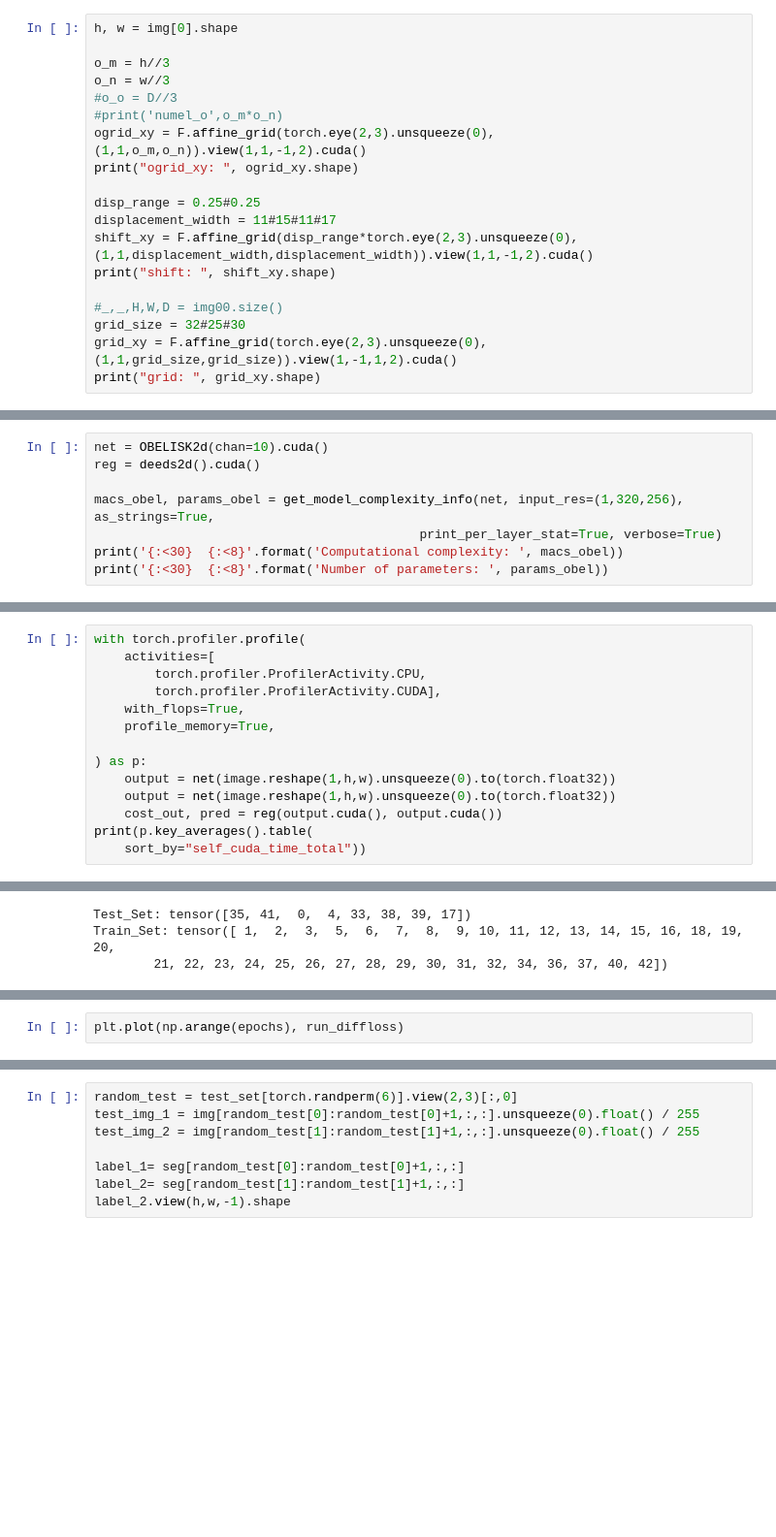
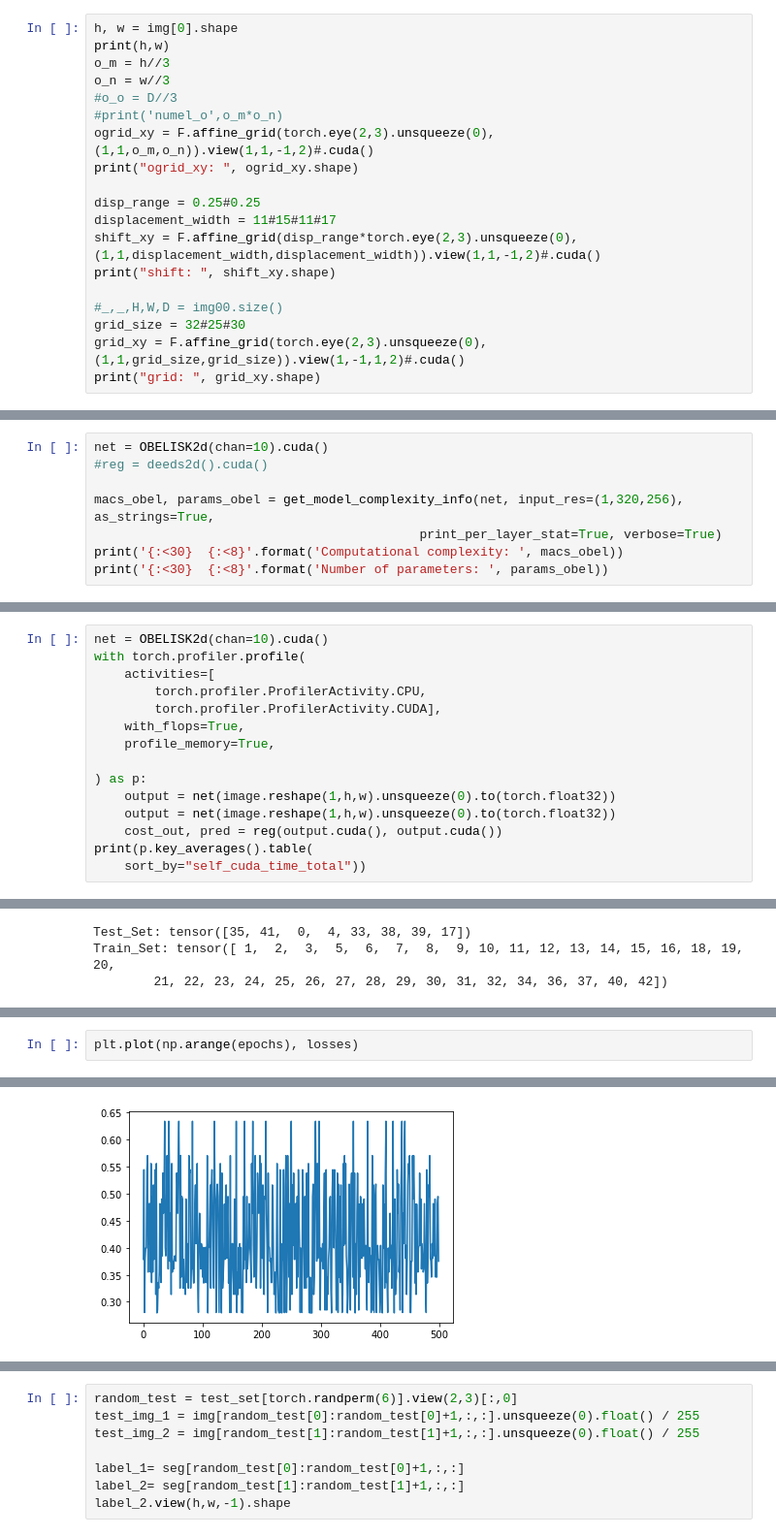
Before and after one commit to TillNicke/KD-for-optical-flow, a Jupyter notebook: PDDNet-Exploration.ipynb, the cells around one changed output, grey strips where cells are left out. Shown at 97% size. Saved outputs shown, nothing was run; the diff lists cells and outputs as text; blank space fills up the shorter version.

```diff
--- a/PDDNet-Exploration.ipynb
+++ b/PDDNet-Exploration.ipynb
@@ -20,21 +23,21 @@ img = torch.load("Data/img.pth")
 seg= torch.load("Data/seg.pth")
 # %%
 h, w = img[0].shape
-
+print(h,w)
 o_m = h//3
 o_n = w//3
 #o_o = D//3
 #print('numel_o',o_m*o_n)
-ogrid_xy = F.affine_grid(torch.eye(2,3).unsqueeze(0),(1,1,o_m,o_n)).view(1,1,-1,2).cuda()
+ogrid_xy = F.affine_grid(torch.eye(2,3).unsqueeze(0),(1,1,o_m,o_n)).view(1,1,-1,2)#.cuda()
 print("ogrid_xy: ", ogrid_xy.shape)
 
 disp_range = 0.25#0.25
 displacement_width = 11#15#11#17
-shift_xy = F.affine_grid(disp_range*torch.eye(2,3).unsqueeze(0),(1,1,displacement_width,displacement_width)).view(1,1,-1,2).cuda()
+shift_xy = F.affine_grid(disp_range*torch.eye(2,3).unsqueeze(0),(1,1,displacement_width,displacement_width)).view(1,1,-1,2)#.cuda()
 print("shift: ", shift_xy.shape)
 
 #_,_,H,W,D = img00.size()
 grid_size = 32#25#30
-grid_xy = F.affine_grid(torch.eye(2,3).unsqueeze(0),(1,1,grid_size,grid_size)).view(1,-1,1,2).cuda()
+grid_xy = F.affine_grid(torch.eye(2,3).unsqueeze(0),(1,1,grid_size,grid_size)).view(1,-1,1,2)#.cuda()
 print("grid: ", grid_xy.shape)
 # %% [output]
@@ -130,7 +134,7 @@ class deeds2d(nn.Module):
         return cost_soft,pred_xy
 # %%
 net = OBELISK2d(chan=10).cuda()
-reg = deeds2d().cuda()
+#reg = deeds2d().cuda()
 
 macs_obel, params_obel = get_model_complexity_info(net, input_res=(1,320,256), as_strings=True,
                                            print_per_layer_stat=True, verbose=True)
@@ -164,6 +168,7 @@ Alternative: $32 * 14 * (32 * 121) = 1734656$
 image = img[0].cuda()
 segmen = seg[0].float().cuda()
 # %%
+net = OBELISK2d(chan=10).cuda()
 with torch.profiler.profile(
     activities=[
         torch.profiler.ProfilerActivity.CPU,
@@ -408,2 +563,3 @@ KeyboardInterrupt:
 # %%
-plt.plot(np.arange(epochs), run_diffloss)
+plt.plot(np.arange(epochs), losses)
+# %% [output]
@@ -409,0 +567 @@ plt.plot(np.arange(epochs), run_diffloss)
+[figure, added]
```
Also changed, not shown: parts of 19 cells of this notebook, 6 other files.
